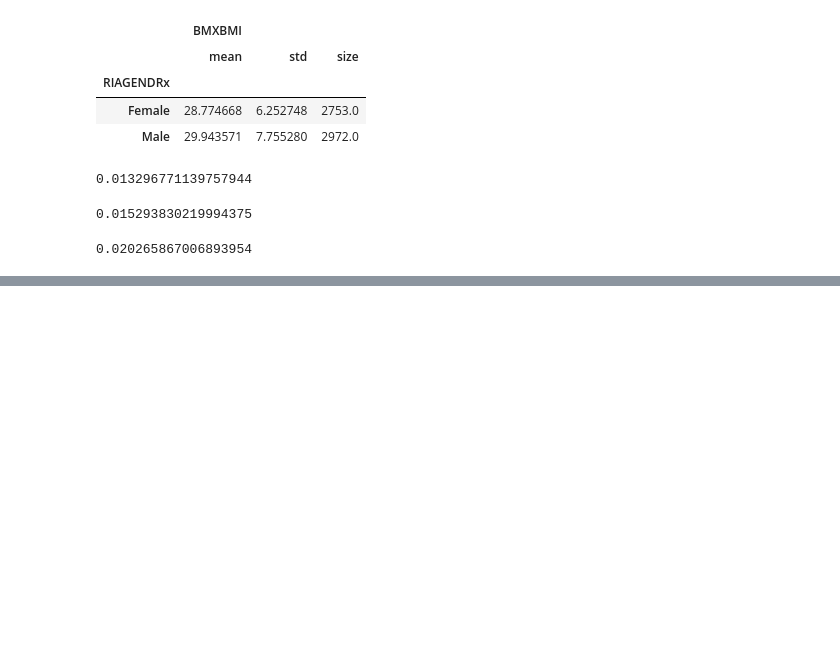
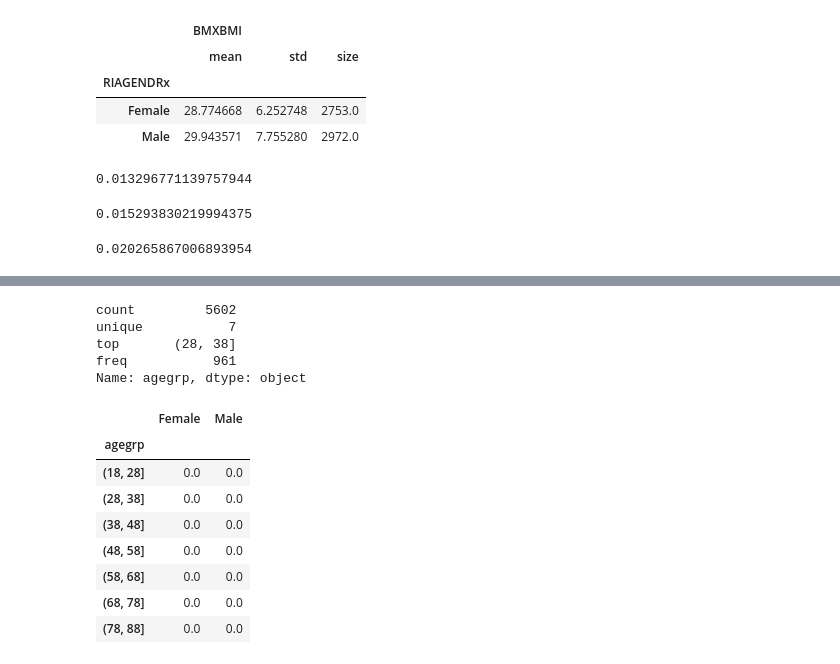
Before and after one commit to arpitsharma27/PythonPractice, a Jupyter notebook: UniversityOf_Michigan_InferentialStatistical_Week2_LabExercises.ipynb, the cells around one changed output, grey strips where cells are left out. Cells and saved outputs as stored; diff of their text form; code cells hidden in the pictures; blank space fills up the shorter version.

```diff
--- a/UniversityOf_Michigan_InferentialStatistical_Week2_LabExercises.ipynb
+++ b/UniversityOf_Michigan_InferentialStatistical_Week2_LabExercises.ipynb
@@ -864,0 +965,20 @@ print(se_diff)
+# %%
+da.agegrp.describe()
+# %% [output]
+count         5602
+unique           7
+top       (28, 38]
+freq           961
+Name: agegrp, dtype: object
+# %%
+pr
+# %% [output]
+|  | Female | Male |
+| agegrp |  |  |
+| (18, 28] | 0.0 | 0.0 |
+| (28, 38] | 0.0 | 0.0 |
+| (38, 48] | 0.0 | 0.0 |
+| (48, 58] | 0.0 | 0.0 |
+| (58, 68] | 0.0 | 0.0 |
+| (68, 78] | 0.0 | 0.0 |
+| (78, 88] | 0.0 | 0.0 |
```
Also changed, not shown: parts of 8 cells of this notebook.
